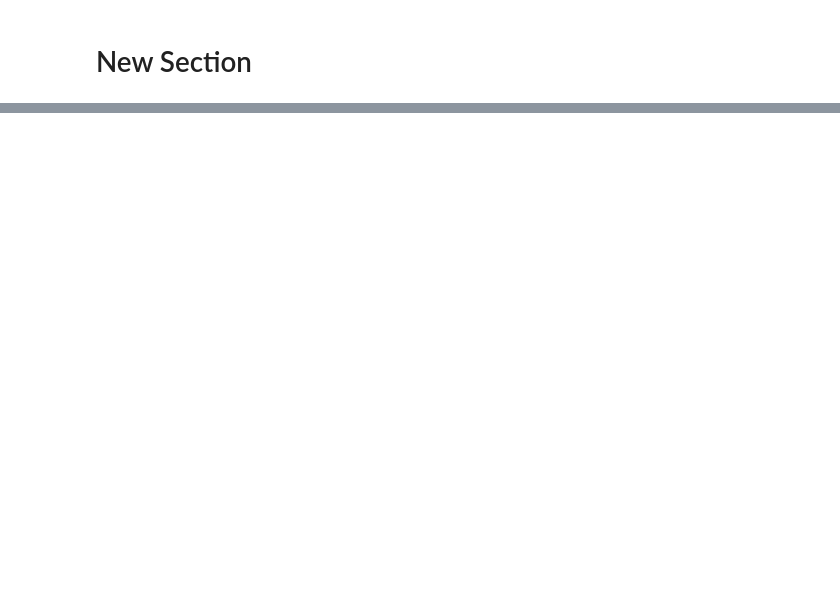
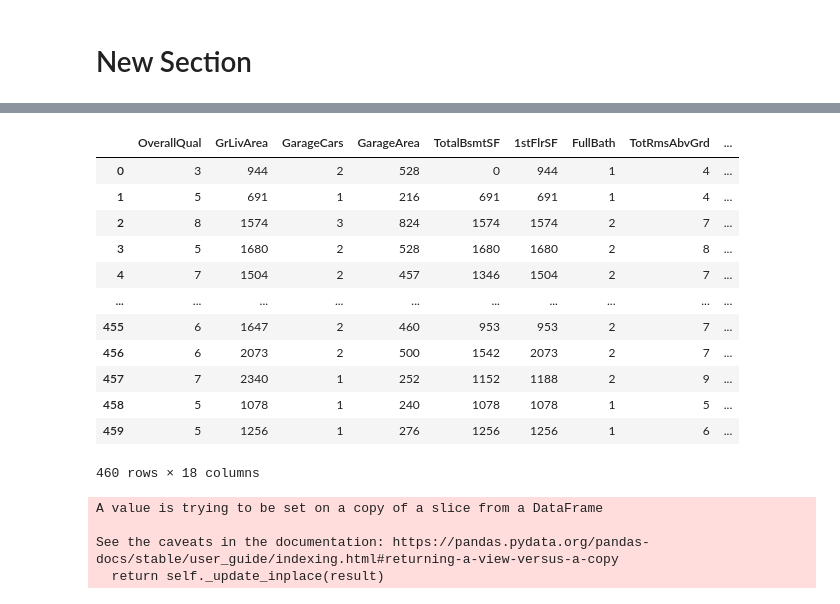
Before and after one commit to javio127/PS4HouseDataExercise, a Jupyter notebook: Final Predict_House_Prices_Part_1.ipynb, the cells around one changed output, grey strips where cells are left out. Cells and saved outputs as stored; diff of their text form; code cells hidden in the pictures; blank space fills up the shorter version.

```diff
--- a/Final Predict_House_Prices_Part_1.ipynb
+++ b/Final Predict_House_Prices_Part_1.ipynb
@@ -126,0 +220,25 @@ plt.scatter(predictions, Y)
+# %%
+test=test[[column for column in X.columns if column in test.columns]]
+# %%
+test
+# %% [output]
+|  | OverallQual | GrLivArea | GarageCars | GarageArea | TotalBsmtSF | 1stFlrSF | FullBath | TotRmsAbvGrd | ... |
+| 0 | 3 | 944 | 2 | 528 | 0 | 944 | 1 | 4 | ... |
+| 1 | 5 | 691 | 1 | 216 | 691 | 691 | 1 | 4 | ... |
+| 2 | 8 | 1574 | 3 | 824 | 1574 | 1574 | 2 | 7 | ... |
+| 3 | 5 | 1680 | 2 | 528 | 1680 | 1680 | 2 | 8 | ... |
+| 4 | 7 | 1504 | 2 | 457 | 1346 | 1504 | 2 | 7 | ... |
+| ... | ... | ... | ... | ... | ... | ... | ... | ... | ... |
+| 455 | 6 | 1647 | 2 | 460 | 953 | 953 | 2 | 7 | ... |
+| 456 | 6 | 2073 | 2 | 500 | 1542 | 2073 | 2 | 7 | ... |
+| 457 | 7 | 2340 | 1 | 252 | 1152 | 1188 | 2 | 9 | ... |
+| 458 | 5 | 1078 | 1 | 240 | 1078 | 1078 | 1 | 5 | ... |
+| 459 | 5 | 1256 | 1 | 276 | 1256 | 1256 | 1 | 6 | ... |
+460 rows × 18 columns
+# %%
+test.fillna(test.mean(),inplace=True)
+# %% [output]
+A value is trying to be set on a copy of a slice from a DataFrame
+
+See the caveats in the documentation: https://pandas.pydata.org/pandas-docs/stable/user_guide/indexing.html#returning-a-view-versus-a-copy
+  return self._update_inplace(result)
```
Also changed, not shown: parts of 20 cells of this notebook.
